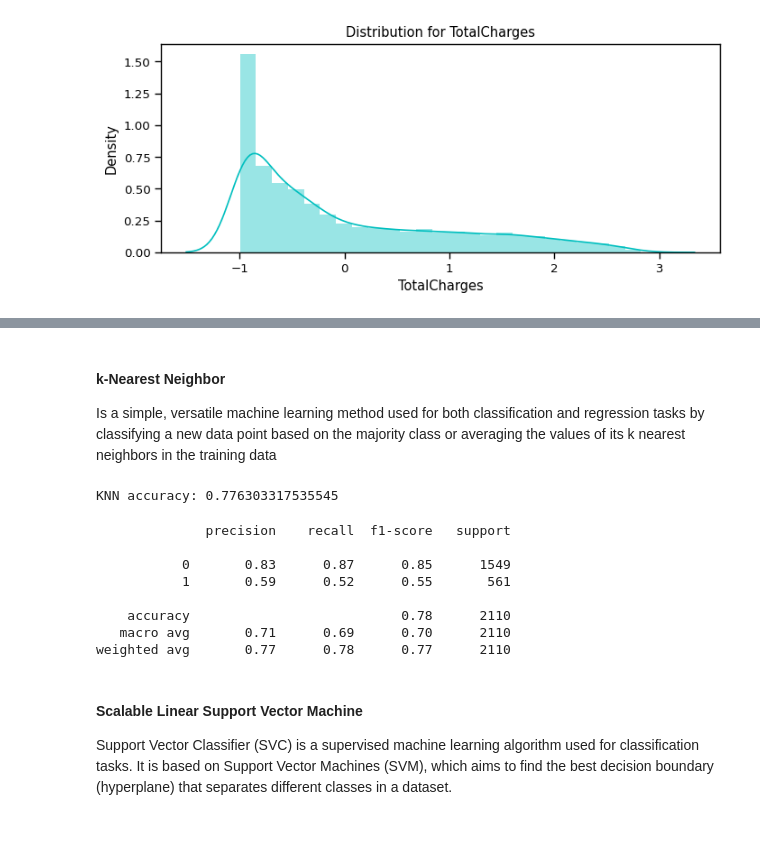
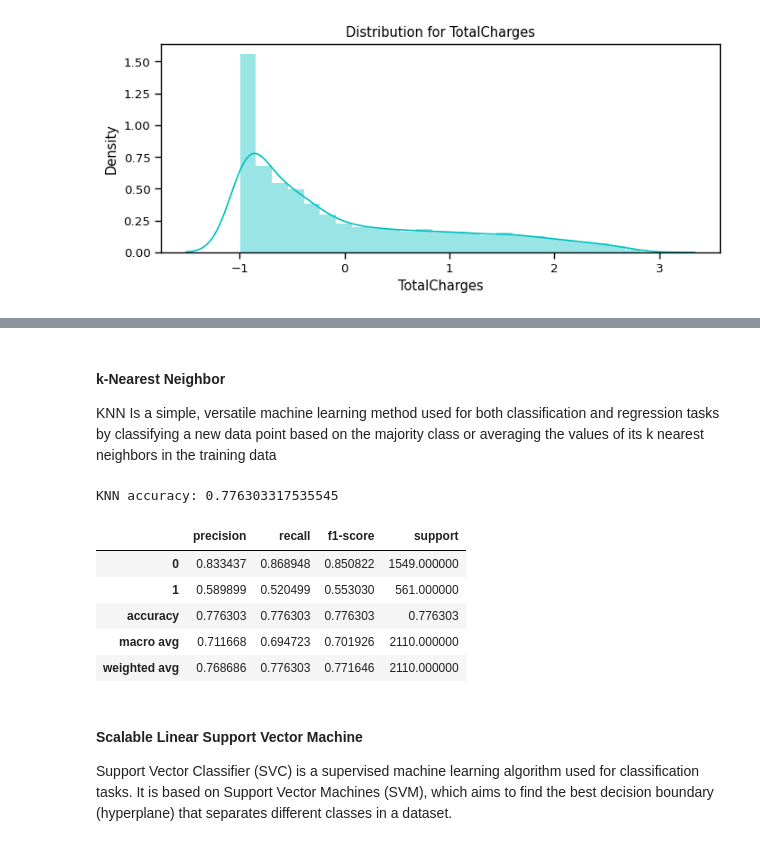
Before and after one commit to josephislespilar/Data_Science, a Jupyter notebook: Machine Learning/Customer-Churn-Prediction/customer-churn-prediction.ipynb, the cells around one changed output, grey strips where cells are left out. Saved outputs shown, nothing was run; the diff lists cells and outputs as text; code cells hidden in the pictures.

```diff
--- a/Machine Learning/Customer-Churn-Prediction/prediction_customer_churn.ipynb
+++ b/Machine Learning/Customer-Churn-Prediction/customer-churn-prediction.ipynb
@@ -728,7 +759,7 @@ X_test[num_cols] = scaler.transform(X_test[num_cols])
 # %% [markdown]
 <a id = "101" ></a>
 #### <b> k-Nearest Neighbor</b>
-Is a simple, versatile machine learning method used for both classification and regression tasks by classifying a new data point based on the majority class or averaging the values of its k nearest neighbors in the training data
+KNN Is a simple, versatile machine learning method used for both classification and regression tasks by classifying a new data point based on the majority class or averaging the values of its k nearest neighbors in the training data
 <a id = "knn" ></a>
 # %%
 knn_model = KNeighborsClassifier(n_neighbors = 11)
@@ -738,17 +769,22 @@ accuracy_knn = knn_model.score(X_test,y_test)
 print("KNN accuracy:",accuracy_knn)
 # %% [output]
 KNN accuracy: 0.776303317535545
-# %%
-print(classification_report(y_test, predicted_y))
-# %% [output]
-              precision    recall  f1-score   support
-
-           0       0.83      0.87      0.85      1549
-           1       0.59      0.52      0.55       561
-
-    accuracy                           0.78      2110
-   macro avg       0.71      0.69      0.70      2110
-weighted avg       0.77      0.78      0.77      2110
+# %%
+# Generate the classification report as a dictionary
+report_knn = classification_report(y_test, predicted_y, output_dict=True)
+
+# Convert the dictionary to a DataFrame
+report_knn = pd.DataFrame(report_knn).transpose()
+
+# Display the DataFrame
+report_knn
+# %% [output]
+|  | precision | recall | f1-score | support |
+| 0 | 0.833437 | 0.868948 | 0.850822 | 1549.000000 |
+| 1 | 0.589899 | 0.520499 | 0.553030 | 561.000000 |
+| accuracy | 0.776303 | 0.776303 | 0.776303 | 0.776303 |
+| macro avg | 0.711668 | 0.694723 | 0.701926 | 2110.000000 |
+| weighted avg | 0.768686 | 0.776303 | 0.771646 | 2110.000000 |
 # %% [markdown]
 <a id = "102" ></a>
 #### <b>Scalable Linear Support Vector Machine</b>
```
Also changed, not shown: parts of 61 cells of this notebook.
